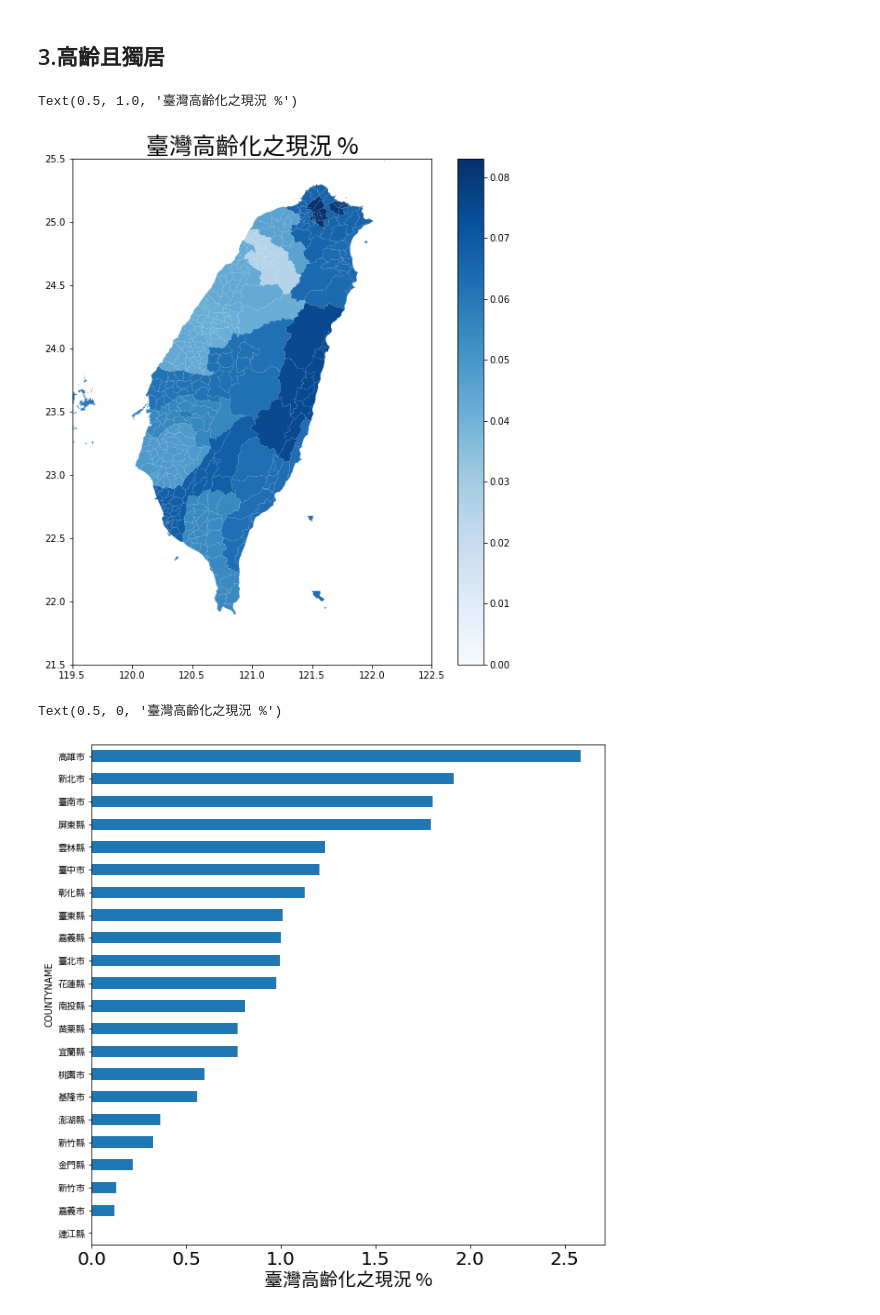
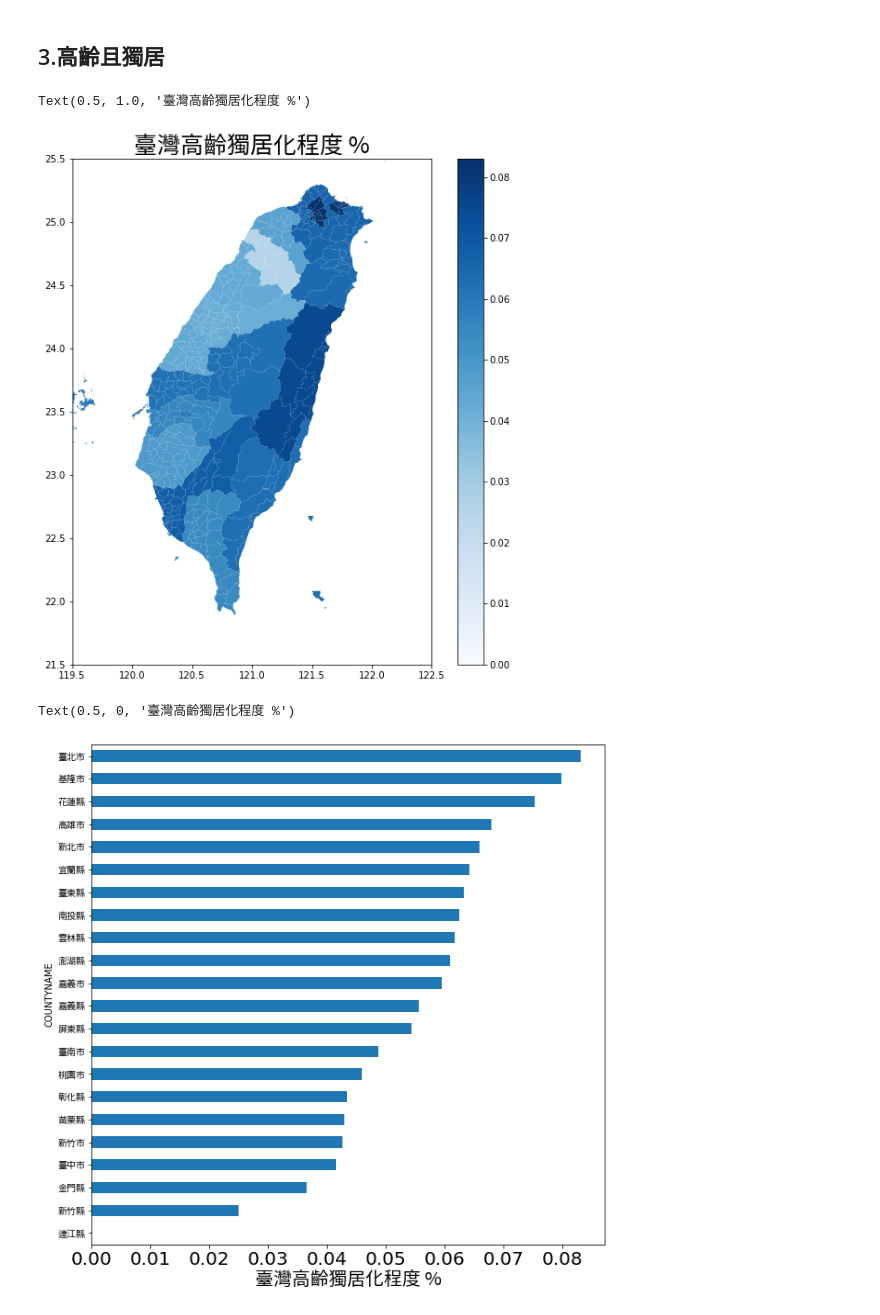
Before and after one commit to yee23456/AI_problem_analysis, a Jupyter notebook: 作業一.ipynb, the cells around one changed output. Drawn from its saved outputs; the diff is of its cells as text; code cells hidden in the pictures.

```diff
--- a/作業一.ipynb
+++ b/作業一.ipynb
@@ -204,7 +205,7 @@ plt.title("臺灣高齡化之現況 %",fontproperties=myfont,fontsize=25)
 Text(0.5, 1.0, '臺灣高齡化之現況 %')
 [figure]
 # %%
-axes = town_A_no_2.groupby('COUNTYNAME').sum().sort_values('older_precent')['older_precent'].plot.barh(fontsize=20)
+axes = town_A_no_2.groupby('COUNTYNAME').mean().sort_values('older_precent')['older_precent'].plot.barh(fontsize=20)
 for label in axes.get_yticklabels():
     label.set_fontproperties(myfont)
 plt.xlabel('臺灣高齡化之現況 %',fontproperties=myfont,fontsize=20)
@@ -223,7 +224,7 @@ Text(0.5, 1.0, '臺灣高齡化之現況 %')
 [figure]
 # %%
-axes = town_A_no_2.groupby('COUNTYNAME').sum().sort_values('lonely_precent')['lonely_precent'].plot.barh(fontsize=20)
+axes = town_A_no_2.groupby('COUNTYNAME').mean().sort_values('lonely_precent')['lonely_precent'].plot.barh(fontsize=20)
 for label in axes.get_yticklabels():
     label.set_fontproperties(myfont)
-plt.xlabel('臺灣高齡化之現況 %',fontproperties=myfont,fontsize=20)
+plt.xlabel('臺灣獨居化之現況 %',fontproperties=myfont,fontsize=20)
 # %% [output]
@@ -235,15 +236,15 @@ Text(0.5, 0, '臺灣高齡化之現況 %')
 SA=town_A_no_2.plot(column='older_lonely_precent',cmap='Blues', legend=True)
 SA.set_xlim(119.5, 122.5)
 SA.set_ylim(21.5, 25.5)
-plt.title("臺灣高齡化之現況 %",fontproperties=myfont,fontsize=25)
+plt.title("臺灣高齡獨居化程度 %",fontproperties=myfont,fontsize=25)
 # %% [output]
-Text(0.5, 1.0, '臺灣高齡化之現況 %')
+Text(0.5, 1.0, '臺灣高齡獨居化程度 %')
-[figure, old version]
+[figure, new version]
 # %%
-axes = town_A_no_2.groupby('COUNTYNAME').sum().sort_values('older_lonely_precent')['older_lonely_precent'].plot.barh(fontsize=20)
+axes = town_A_no_2.groupby('COUNTYNAME').mean().sort_values('older_lonely_precent')['older_lonely_precent'].plot.barh(fontsize=20)
 for label in axes.get_yticklabels():
     label.set_fontproperties(myfont)
-plt.xlabel('臺灣高齡化之現況 %',fontproperties=myfont,fontsize=20)
+plt.xlabel('臺灣高齡獨居化程度 %',fontproperties=myfont,fontsize=20)
 # %% [output]
-Text(0.5, 0, '臺灣高齡化之現況 %')
+Text(0.5, 0, '臺灣高齡獨居化程度 %')
-[figure, old version]
+[figure, new version]
```
Also changed, not shown: parts of 6 cells of this notebook.
